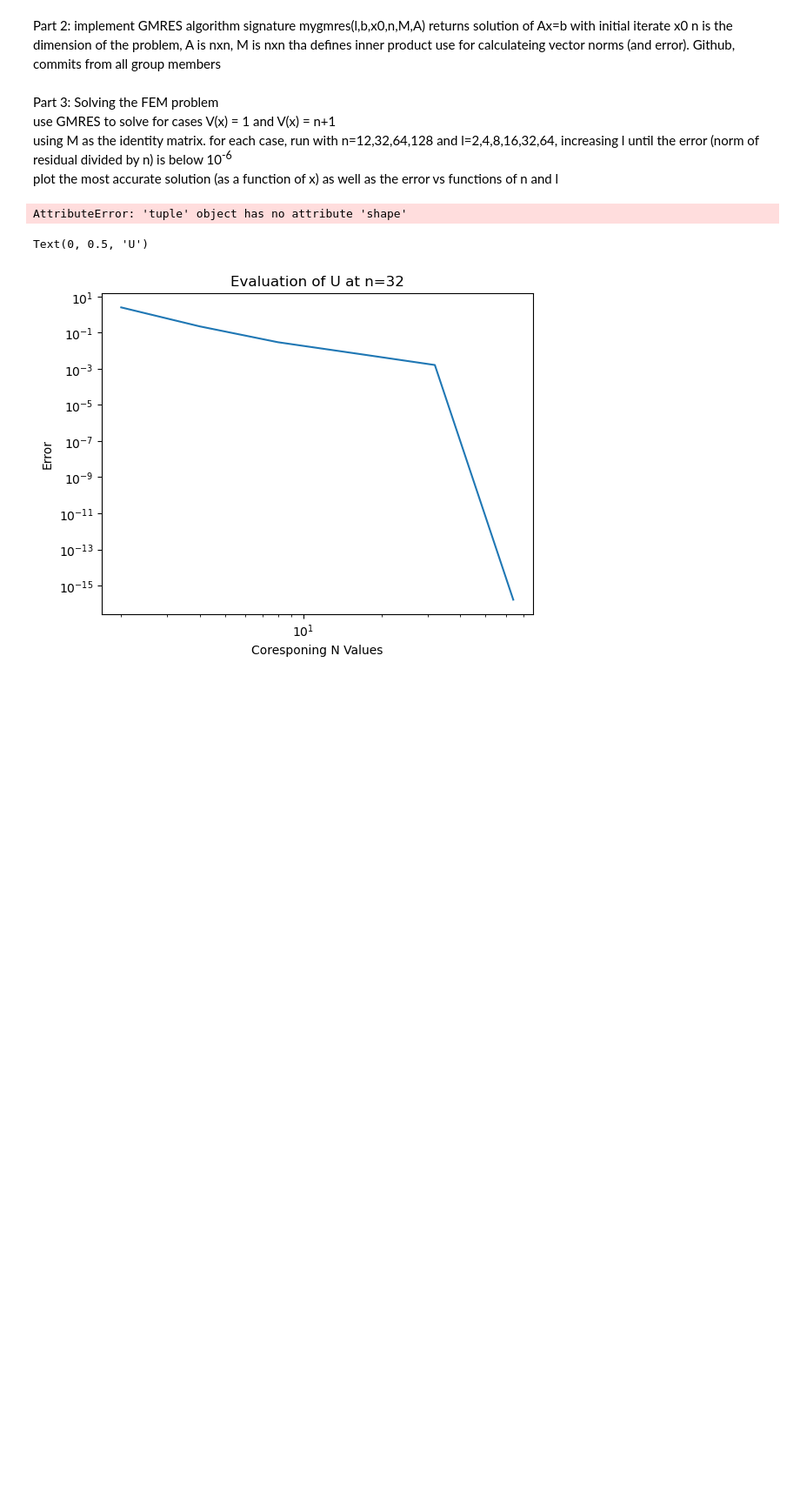
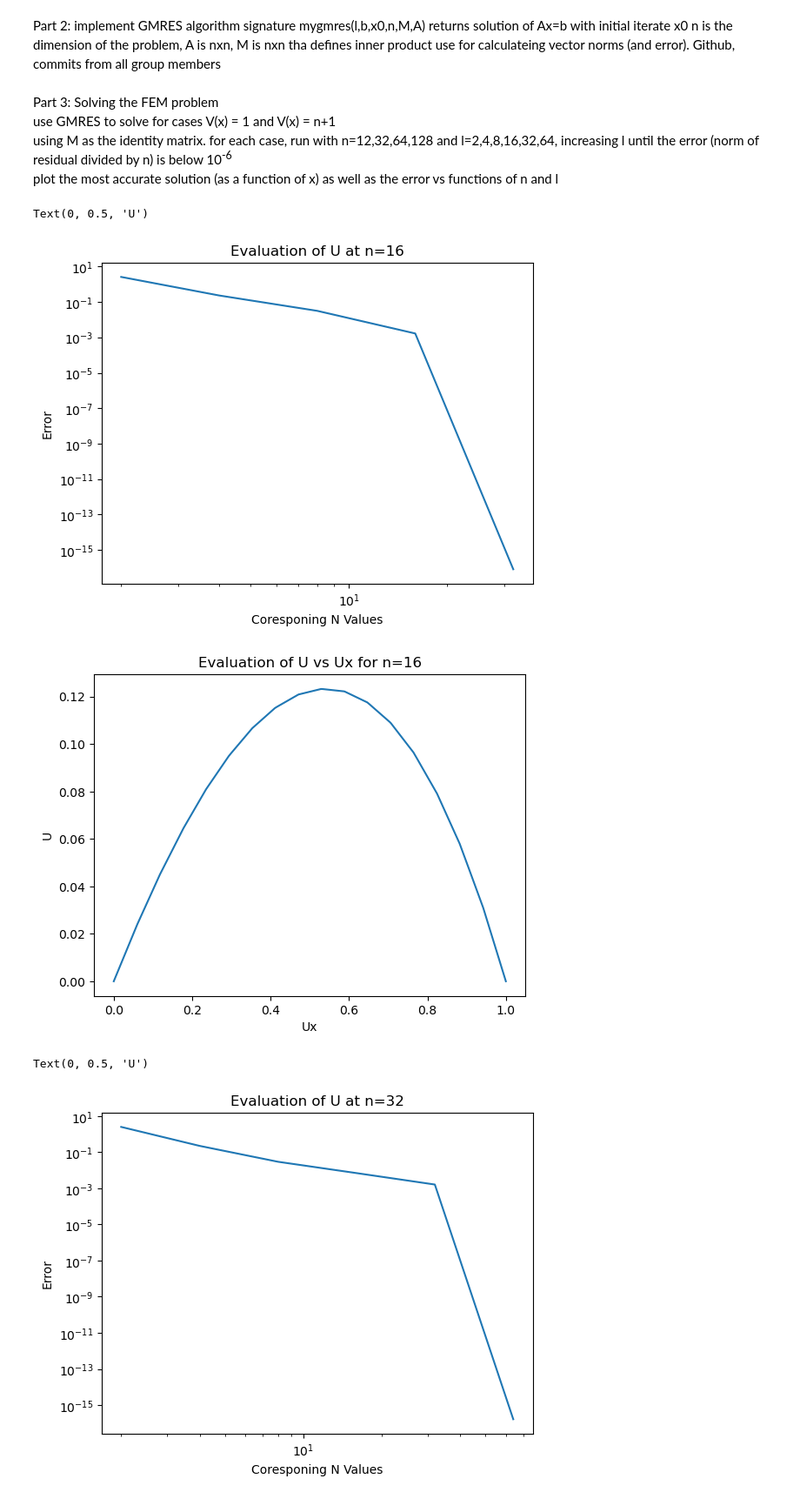
Before and after one commit to BlakePR/LinAlgGroupHw, a Jupyter notebook: report.ipynb, the cells around one changed output. Shown at 87% size. Drawn from its saved outputs; the diff is of its cells as text; code cells hidden in the pictures; blank space fills up the shorter version.

```diff
--- a/report.ipynb
+++ b/report.ipynb
@@ -73,37 +73,40 @@ using M as the identity matrix. for each case, run with n=12,32,64,128 and l=2,4
 plot the most accurate solution (as a function of x) as well as the error vs functions of n and l
 # %%
 import MatGenerator as mg
+reload(mg)
 n=16
 A = mg.generateA(n,1.)
 B = mg.generateB(n)
 import GMRES as GM
 from importlib import reload
 reload(GM)
 import numpy as np
 
 alg = GM.gmres()
 x0 = np.zeros((n,1))
 x0[5,0] = 1
 x = alg.mygmres(n,B, x0,n,np.eye(n),A)
 err = alg.errors
 n=[2**(i+1) for i in range(len(err))]
 
 
 import matplotlib.pyplot as plt
 plt.figure()
 plt.loglog(n,err)
 plt.title("Evaluation of U at n=16")
 plt.xlabel("Coresponing N Values")
 plt.ylabel("Error")
 
 plt.figure()
 x,y = alg.sol_to_xy()
 plt.plot(x,y)
 plt.title("Evaluation of U vs Ux for n=16")
 plt.xlabel("Ux")
 plt.ylabel("U")
 # %% [output]
-AttributeError: 'tuple' object has no attribute 'shape'
+Text(0, 0.5, 'U')
+[figure, added]
+[figure, added]
 # %%
 import MatGenerator as mg
 n=32
```
